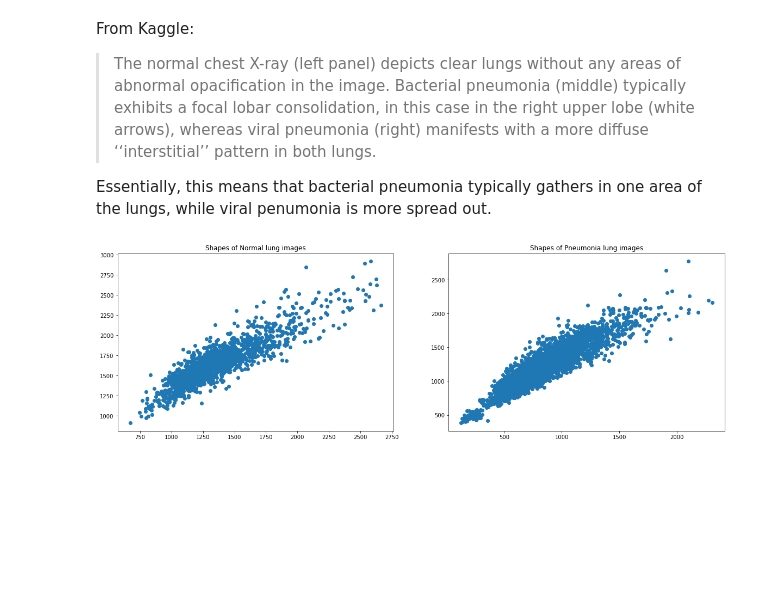
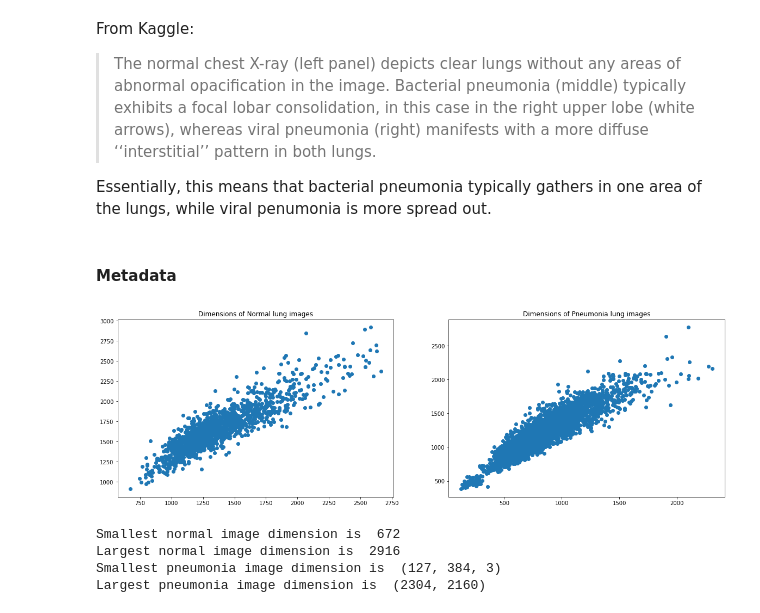
Before and after one commit to ericdnbn/image_classifier_pneumonia, a Jupyter notebook: markowitz_working_nb.ipynb, the cells around one changed output. Cells and saved outputs as stored; diff of their text form; code cells hidden in the pictures; blank space fills up the shorter version.

```diff
--- a/markowitz_working_nb.ipynb
+++ b/markowitz_working_nb.ipynb
@@ -113,19 +114,31 @@ From Kaggle:
 > The normal chest X-ray (left panel) depicts clear lungs without any areas of abnormal opacification in the image. Bacterial pneumonia (middle) typically exhibits a focal lobar consolidation, in this case in the right upper lobe (white arrows), whereas viral pneumonia (right) manifests with a more diffuse ‘‘interstitial’’ pattern in both lungs.
 
 Essentially, this means that bacterial pneumonia typically gathers in one area of the lungs, while viral penumonia is more spread out.
+# %% [markdown]
+#### Metadata
 # %%
-# Shape of images
-normal_img_shapes = np.array([img.shape for img in train_normal_images])
-pneumonia_img_shapes = np.array([img.shape for img in train_pneumonia_images])
+# Dimensions of images
+normal_img_shapes = [img.shape for img in train_normal_images]
+pneumonia_img_shapes = [img.shape for img in train_pneumonia_images]
 # %%
 fig, (ax1, ax2) = plt.subplots(1, 2, figsize=(20, 6))
 
 # Sizes of Normal lung images
 ax1.scatter(x=[x[0] for x in normal_img_shapes], y=[x[1] for x in normal_img_shapes])
-ax1.set_title('Shapes of Normal lung images')
+ax1.set_title('Dimensions of Normal lung images')
 
 # Sizes of Pneumonia lung images
 ax2.scatter(x=[x[0] for x in pneumonia_img_shapes], y=[x[1] for x in pneumonia_img_shapes])
-ax2.set_title('Shapes of Pneumonia lung images');
+ax2.set_title('Dimensions of Pneumonia lung images');
 # %% [output]
-[figure, old version]
+[figure, new version]
+# %%
+print('Smallest normal image dimension is ', np.min(normal_img_shapes))
+print('Largest normal image dimension is ', np.max(normal_img_shapes))
+print('Smallest pneumonia image dimension is ', np.min(pneumonia_img_shapes))
+print('Largest pneumonia image dimension is ', np.max(pneumonia_img_shapes))
+# %% [output]
+Smallest normal image dimension is  672
+Largest normal image dimension is  2916
+Smallest pneumonia image dimension is  (127, 384, 3)
+Largest pneumonia image dimension is  (2304, 2160)
```
Also changed, not shown: parts of 27 cells of this notebook, 1 other file.
